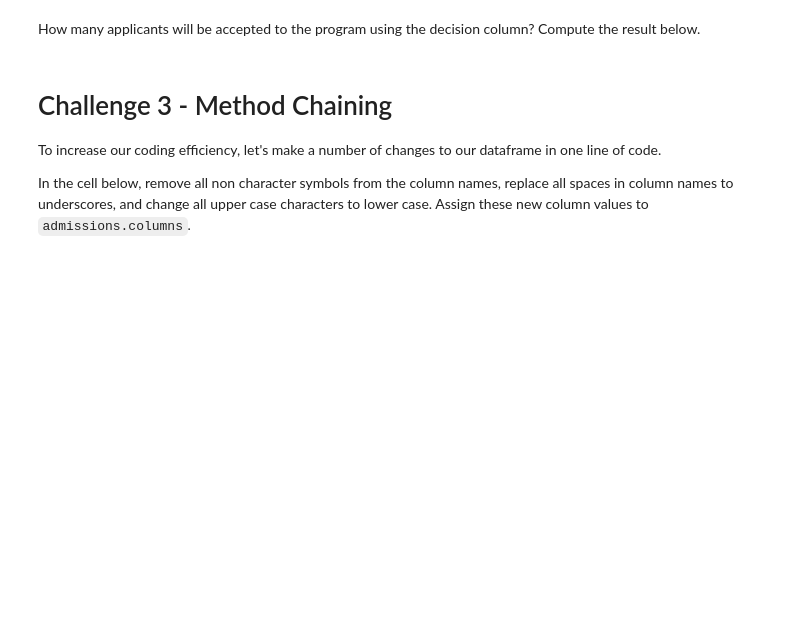
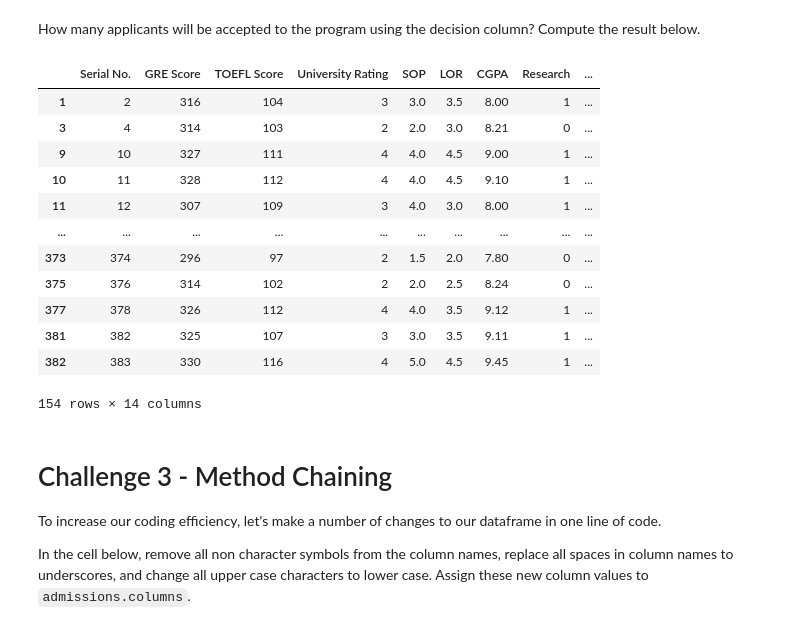
Before and after one commit to anadeondarza/dataptmad0522_labs, a Jupyter notebook: module-2/advanced-pandas/your-code/main.ipynb, the cells around one changed output. Saved outputs shown, nothing was run; the diff lists cells and outputs as text; code cells hidden in the pictures; blank space fills up the shorter version.

```diff
--- a/module-2/advanced-pandas/your-code/main.ipynb
+++ b/module-2/advanced-pandas/your-code/main.ipynb
@@ -144,0 +153,5 @@ Now create the standardized columns `CGPA_std`, `GRE_std`, and `LOR_std` and add
+# %%
+df['CGPA_std'] = standardize(df['CGPA'])
+df['GRE_std'] = standardize(df['GRE Score'])
+df['LOR_std'] = standardize(df['LOR'])
+df
@@ -150,4 +177,5 @@ from random import choices
 # %%
 std_columns = ['CGPA_std', 'GRE_std', 'LOR_std']
 
-decision_choice = choices(std_columns, k=admissions.shape[0])
+decision_choice = choices(std_columns, k=df.shape[0])
+decision_choice
@@ -157,0 +202,3 @@ Now create the deciding column using the `lookup` function. The lookup column is
+# %%
+df['deciding_column'] = df.lookup(df.index, decision_choice)
+df
@@ -161,0 +221,3 @@ Create a column called `decision` in the `admissions` dataframe. Assign 1 to thi
+# %%
+df['decision'] = np.where(df['deciding_column']>0.8, 1, 0)
+df.head()
@@ -166,3 +233,20 @@ How many applicants will be accepted to the program using the decision column? C
+# %%
+df_final = df[df['decision']== 1]
+df_final
+# %% [output]
+|  | Serial No. | GRE Score | TOEFL Score | University Rating | SOP | LOR | CGPA | Research | ... |
+| 1 | 2 | 316 | 104 | 3 | 3.0 | 3.5 | 8.00 | 1 | ... |
+| 3 | 4 | 314 | 103 | 2 | 2.0 | 3.0 | 8.21 | 0 | ... |
+| 9 | 10 | 327 | 111 | 4 | 4.0 | 4.5 | 9.00 | 1 | ... |
+| 10 | 11 | 328 | 112 | 4 | 4.0 | 4.5 | 9.10 | 1 | ... |
+| 11 | 12 | 307 | 109 | 3 | 4.0 | 3.0 | 8.00 | 1 | ... |
+| ... | ... | ... | ... | ... | ... | ... | ... | ... | ... |
+| 373 | 374 | 296 | 97 | 2 | 1.5 | 2.0 | 7.80 | 0 | ... |
+| 375 | 376 | 314 | 102 | 2 | 2.0 | 2.5 | 8.24 | 0 | ... |
+| 377 | 378 | 326 | 112 | 4 | 4.0 | 3.5 | 9.12 | 1 | ... |
+| 381 | 382 | 325 | 107 | 3 | 3.0 | 3.5 | 9.11 | 1 | ... |
+| 382 | 383 | 330 | 116 | 4 | 5.0 | 4.5 | 9.45 | 1 | ... |
+154 rows × 14 columns
 # %% [markdown]
 # Challenge 3 - Method Chaining
 
```
Also changed, not shown: parts of 25 cells of this notebook.
